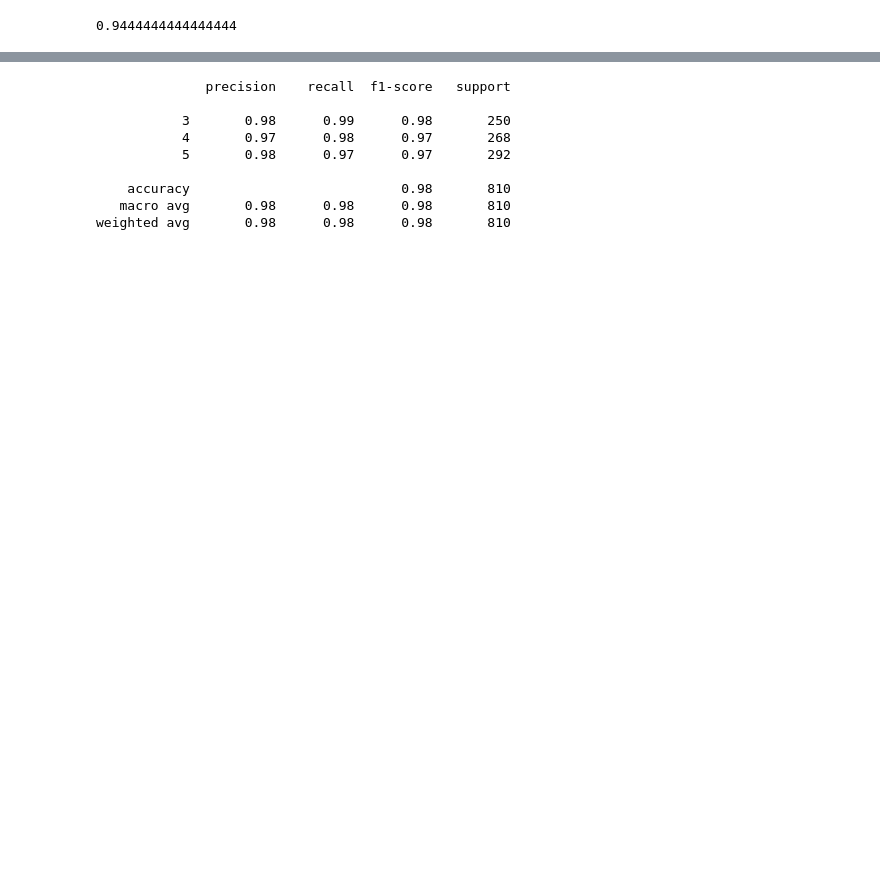
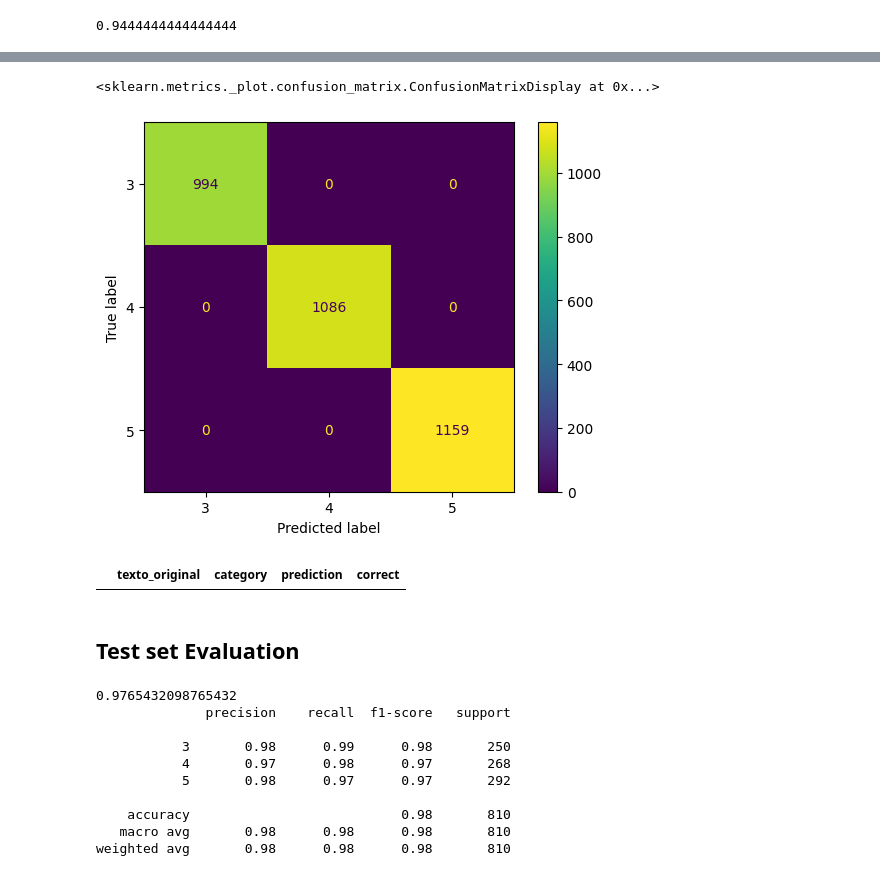
Before and after one commit to Danielfts/BI_PROY1_2402, a Jupyter notebook: Proyecto 1/Etapa 1/Modelo_A/modelo_a.ipynb, the cells around one changed output, grey strips where cells are left out. Drawn from its saved outputs; the diff is of its cells as text; code cells hidden in the pictures; blank space fills up the shorter version.

Commit message:
Completed model Apipeline and serialization

```diff
--- a/Proyecto 1/Etapa 1/Modelo_A/modelo_a.ipynb
+++ b/Proyecto 1/Etapa 1/Modelo_A/modelo_a.ipynb
@@ -287,19 +309,28 @@ abarcar
 # %%
 # Import a decision tree
-from sklearn.tree import DecisionTreeClassifier
-from sklearn.model_selection import train_test_split
+# Split the data into a training and a test set
+from pandas import DataFrame
 
-# Split the data into a training and a test set
+
 training_data = X
 training_data['category'] = y_data
 
-X_train, X_test, y_train, y_test = train_test_split(training_data.drop('category', axis=1), training_data['category'], test_size=0.2, random_state=42)
+y = training_data['category']
+
+X_train, X_test, y_train, y_test = train_test_split(training_data.drop(['category'], axis=1), y, test_size=0.2,
+random_state=42)
+
+X_train_texto_original = DataFrame(X_train['texto_original'], columns=['texto_original'])
+X_test_texto_original = DataFrame(X_test['texto_original'], columns=['texto_original'])
+
+X_train = X_train.drop(['texto_original'], axis=1)
+X_test = X_test.drop(['texto_original'], axis=1)
 
 # Create the decision tree
 clf = DecisionTreeClassifier(random_state=42)
 clf.fit(X_train, y_train)
 
 # Predict the test set
-y_pred = clf.predict(X_test)
+y_pred_test = clf.predict(X_test)
 # %%
 # Calculate the accuracy
@@ -325,10 +354,9 @@ weighted avg       0.95      0.94      0.94       810
 # %%
 # Import a random forest
-from sklearn.ensemble import RandomForestClassifier
 
 # Create the random forest
-clf = RandomForestClassifier(random_state=42)
-clf.fit(X_train, y_train)
+rf_clf = RandomForestClassifier(random_state=42)
+rf_clf.fit(X_train, y_train)
 
 # Predict the test set
-y_pred = clf.predict(X_test)
+y_pred_test = rf_clf.predict(X_test)
@@ -334,0 +365,8 @@ y_pred = clf.predict(X_test)
+# %%
+# Evaluate with the training set
+y_pred_train = rf_clf.predict(X_train)
+
+# Calculate the accuracy
+accuracy_score(y_train, y_pred_train)
+
+print(classification_report(y_train, y_pred_train))
@@ -335,9 +383,27 @@ y_pred = clf.predict(X_test)
+# %%
+# Plot confussion matrix
+cm = confusion_matrix(y_train, y_pred_train, labels=clf.classes_)
+disp = ConfusionMatrixDisplay(confusion_matrix=cm, display_labels=clf.classes_)
+disp.plot()
+# %% [output]
+<sklearn.metrics._plot.confusion_matrix.ConfusionMatrixDisplay at 0x...>
+[figure, added]
+# %%
+X_train_texto_original['category'] = y_train
+X_train_texto_original['prediction'] = y_pred_train
+X_train_texto_original['correct'] = X_train_texto_original['category'] == X_train_texto_original['prediction']
+X_train_texto_original[X_train_texto_original['correct'] == False]
+# %% [output]
+|  | texto_original | category | prediction | correct |
+# %% [markdown]
+## Test set Evaluation
 # %%
 # Calculate the accuracy
-accuracy_score(y_test, y_pred)
+print(accuracy_score(y_test, y_pred_test))
 
-print(classification_report(y_test, y_pred))
+print(classification_report(y_test, y_pred_test))
 # %% [output]
+0.9765432098765432
               precision    recall  f1-score   support
 
            3       0.98      0.99      0.98       250
```
Also changed, not shown: parts of 30 cells of this notebook, 4 other files.
